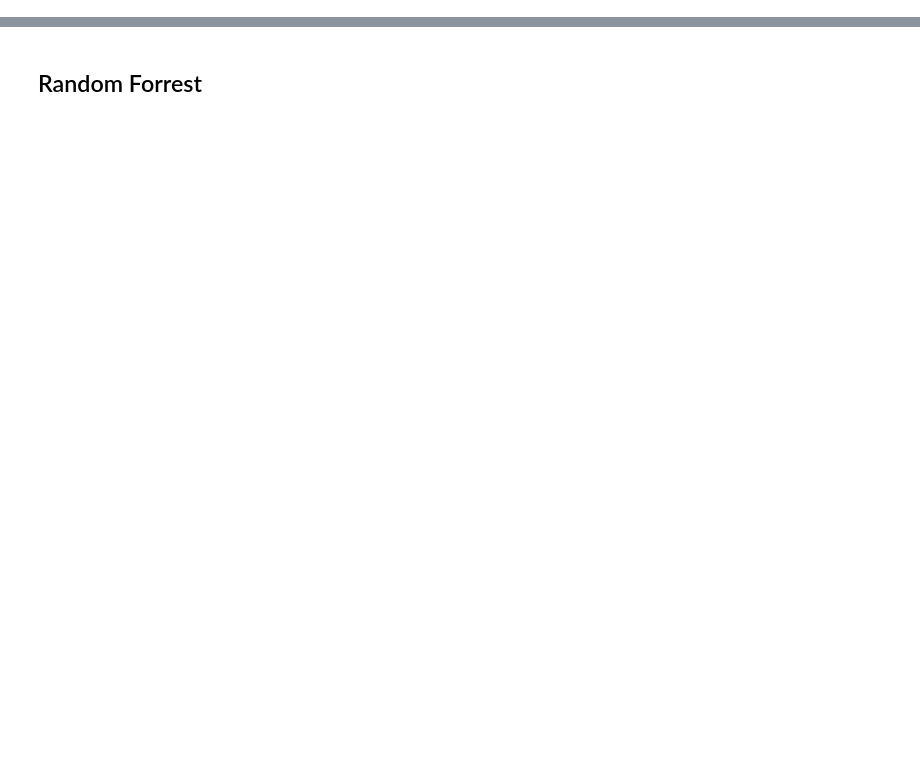
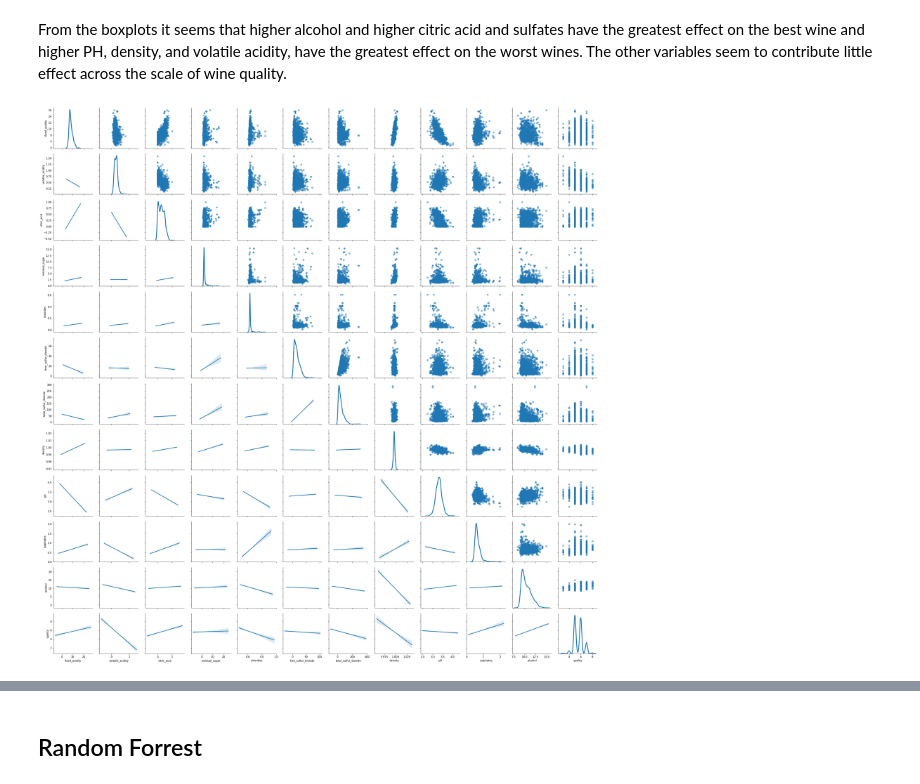
Before and after one commit to keith44/TF-Data_Science, a Jupyter notebook: Data_Science/Supervised learning/Challenge-If a tree falls in the forrest....ipynb, the cells around one changed output, grey strips where cells are left out. Cells and saved outputs as stored; diff of their text form; code cells hidden in the pictures; blank space fills up the shorter version.

```diff
--- a/Data_Science/Supervised learning/Challenge-If a tree falls in the forrest....ipynb
+++ b/Data_Science/Supervised learning/Challenge-If a tree falls in the forrest....ipynb
@@ -205,0 +132,11 @@ GScv_results
+# %% [markdown]
+From the boxplots it seems that higher alcohol and higher citric acid and sulfates have the greatest effect on the best wine and higher PH, density, and volatile acidity, have the greatest effect on the worst wines. The other variables seem to contribute little effect across the scale of wine quality.
+# %%
+#pair plot
+g = sns.PairGrid(wine_qual , diag_sharey=False)
+g.map_upper(plt.scatter, alpha=.5)
+g.map_lower(sns.regplot, scatter_kws=dict(alpha=0))
+g.map_diag(sns.kdeplot, lw=3)
+plt.show()
+# %% [output]
+[figure, added]
```
Also changed, not shown: parts of 91 cells of this notebook.
